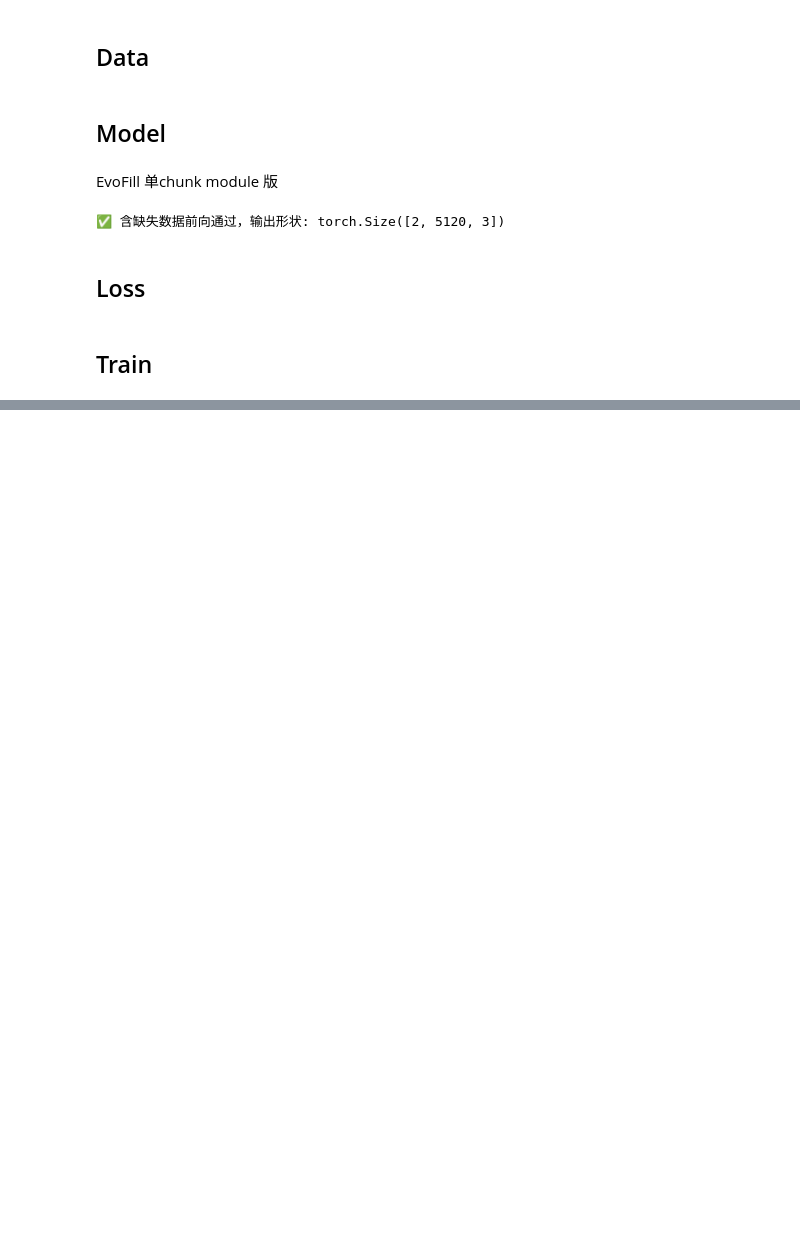
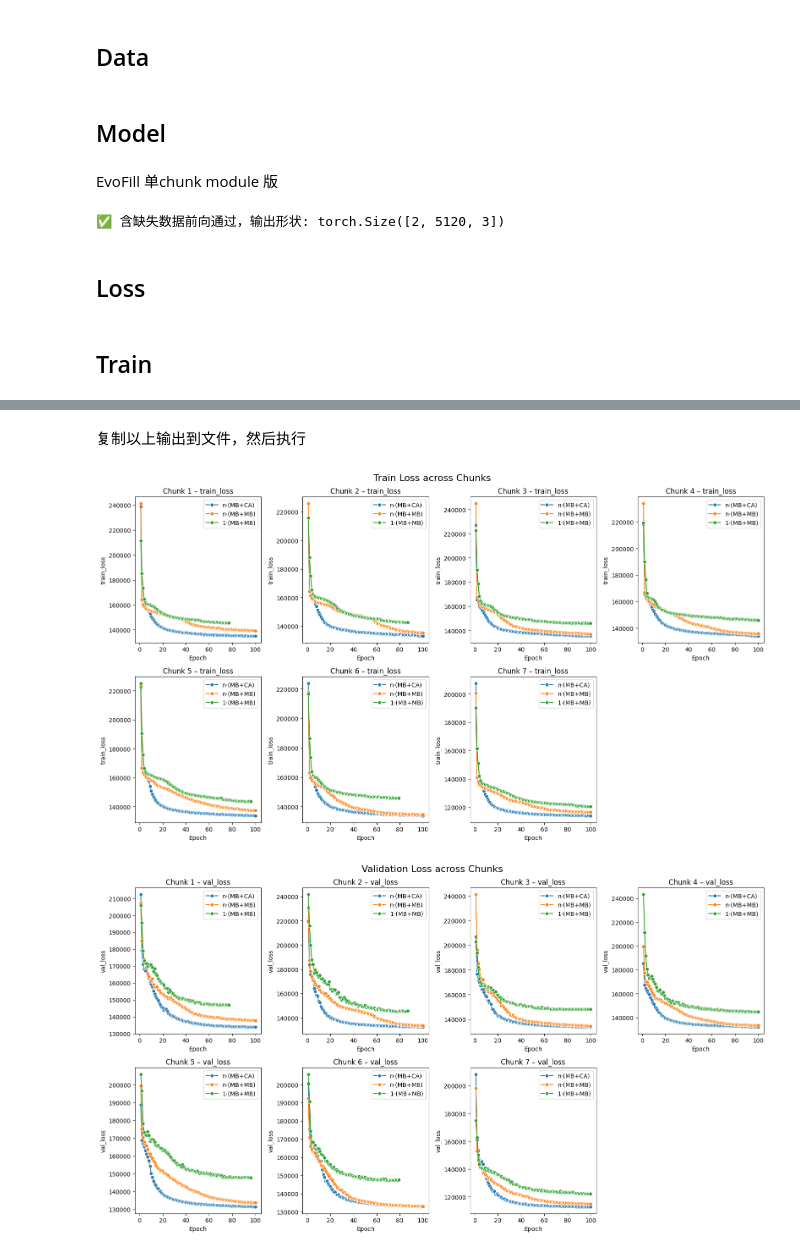
Before and after one commit to MaoLab-CD/EvoFill, a Jupyter notebook: notebook/EvoFill_1004.ipynb, the cells around one changed output, grey strips where cells are left out. Drawn from its saved outputs; the diff is of its cells as text; code cells hidden in the pictures; blank space fills up the shorter version.

```diff
--- a/notebook/EvoFill_1004.ipynb
+++ b/notebook/EvoFill_1004.ipynb
@@ -1433,0 +1491,2 @@ Chunk 1, Epoch 4/100, Train Loss: 164481.6905, Val Loss: 172987.3320
+# %% [markdown]
+复制以上输出到文件，然后执行
@@ -1433,0 +1571,62 @@ Chunk 1, Epoch 4/100, Train Loss: 164481.6905, Val Loss: 172987.3320
+# %%
+import pandas as pd
+import matplotlib.pyplot as plt
+import seaborn as sns
+
+# 1. 读取日志
+logs_set = {
+    "n·(MB+CA)": "/home/qmtang/mnt_qmtang/EvoFill/logs/251003.csv",
+    "n·(MB+MB)": "/home/qmtang/mnt_qmtang/EvoFill/logs/251004.csv",
+    "1·(MB+MB)": "/home/qmtang/mnt_qmtang/EvoFill/logs/251005.csv"
+}
+
+dfs = {}
+for m, p in logs_set.items():
+    dfs[m] = pd.read_csv(p)
+
+# 2. 统一列名检查（可选）
+# for m, df in dfs.items():
+#     print(m, df.columns)
+
+# 3. 画图：train_loss
+n_chunk = 7
+fig, axes = plt.subplots(2, 4, figsize=(16, 9))
+axes = axes.flatten()
+for idx, chunk in enumerate(range(1, n_chunk + 1)):
+    ax = axes[idx]
+    for m in dfs:
+        df = dfs[m]
+        df_c = df[df['chunk'] == chunk]
+        sns.lineplot(data=df_c, x='epoch', y='train_loss', label=m, ax=ax, marker='o')
+    ax.set_title(f'Chunk {chunk} – train_loss')
+    ax.set_xlabel('Epoch')
+    ax.set_ylabel('train_loss')
+    ax.legend()
+# 隐藏多余子图
+for j in range(n_chunk, len(axes)):
+    axes[j].set_visible(False)
+plt.suptitle('Train Loss across Chunks', fontsize=16)
+plt.tight_layout()
+plt.show()
+
+# 4. 画图：val_loss
+fig, axes = plt.subplots(2, 4, figsize=(16, 9))
+axes = axes.flatten()
+for idx, chunk in enumerate(range(1, n_chunk + 1)):
+    ax = axes[idx]
+    for m in dfs:
+        df = dfs[m]
+        df_c = df[df['chunk'] == chunk]
+        sns.lineplot(data=df_c, x='epoch', y='val_loss', label=m, ax=ax, marker='o')
+    ax.set_title(f'Chunk {chunk} – val_loss')
+    ax.set_xlabel('Epoch')
+    ax.set_ylabel('val_loss')
+    ax.legend()
+for j in range(n_chunk, len(axes)):
+    axes[j].set_visible(False)
+plt.suptitle('Validation Loss across Chunks', fontsize=16)
+plt.tight_layout()
+plt.show()
+# %% [output]
+[figure, added]
+[figure, added]
```
Also changed, not shown: parts of 3 cells of this notebook, 1 other file.
